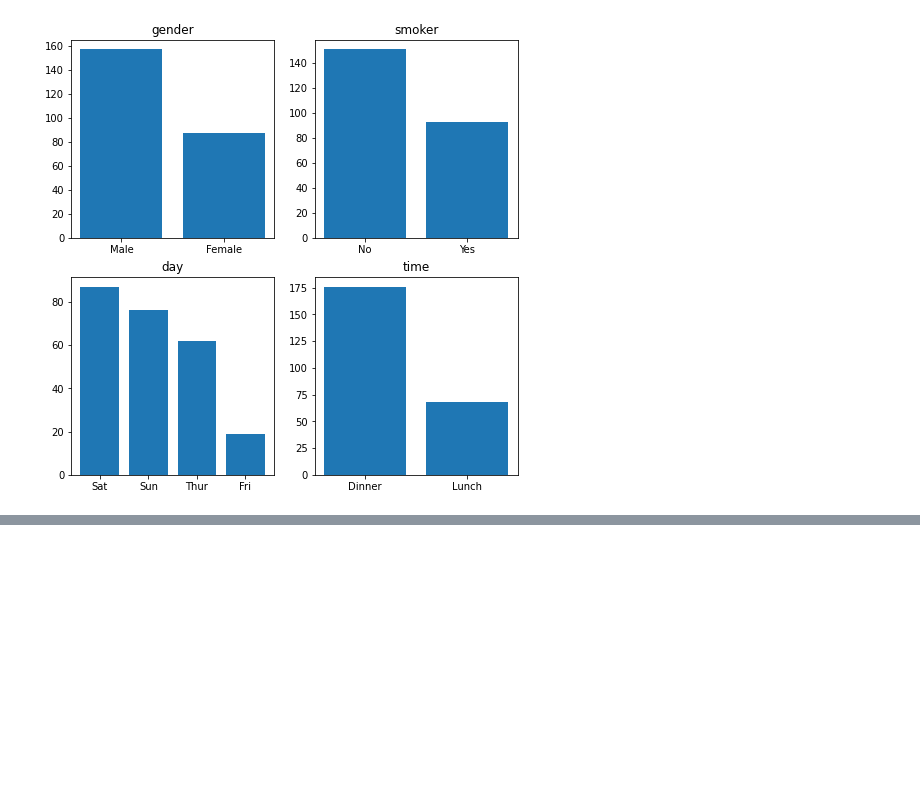
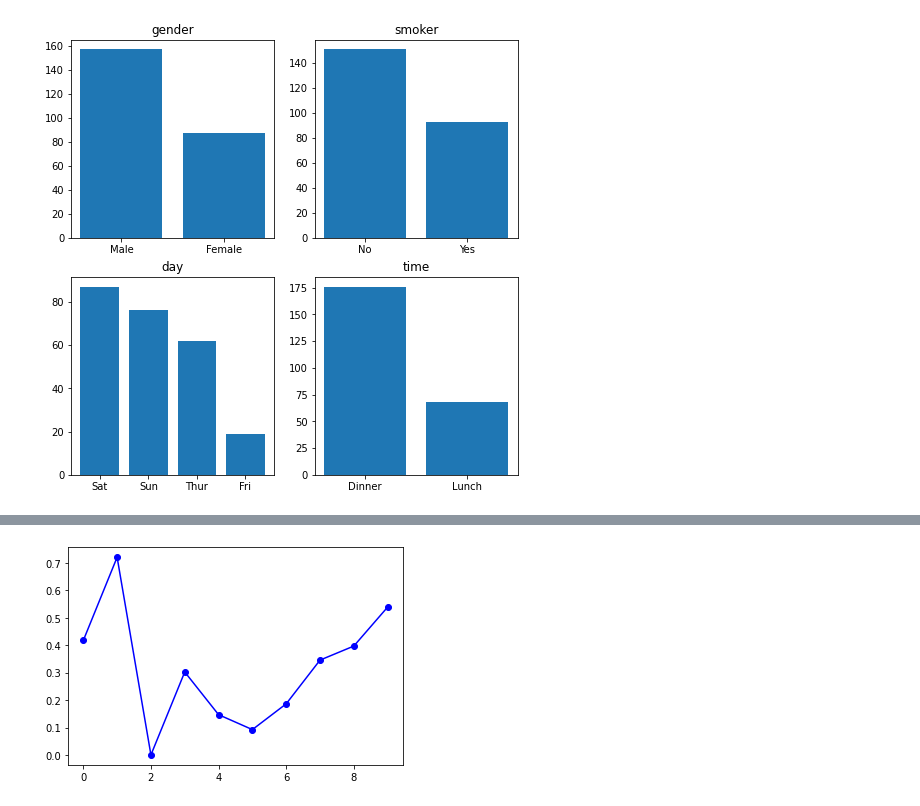
Before and after one commit to JakeOh/202105_itw_bd26, a Jupyter notebook: lab_da/da05_matplotlib.ipynb, the cells around one changed output, grey strips where cells are left out. Cells and saved outputs as stored; diff of their text form; code cells hidden in the pictures; blank space fills up the shorter version.

```diff
--- a/lab_da/da05_matplotlib.ipynb
+++ b/lab_da/da05_matplotlib.ipynb
@@ -445,0 +486,9 @@ plt.show()
+# %%
+plt.plot(df['x1'], df['x2'], 'bo-')
+# 'bo-': format string. color, marker, linestyle을 설정
+# color: b, g, r, k, ...
+# marker: o, s, v, ^, ...
+# linestyle: -, --, :, ...
+plt.show()
+# %% [output]
+[figure, added]
```
Also changed, not shown: parts of 14 cells of this notebook.
